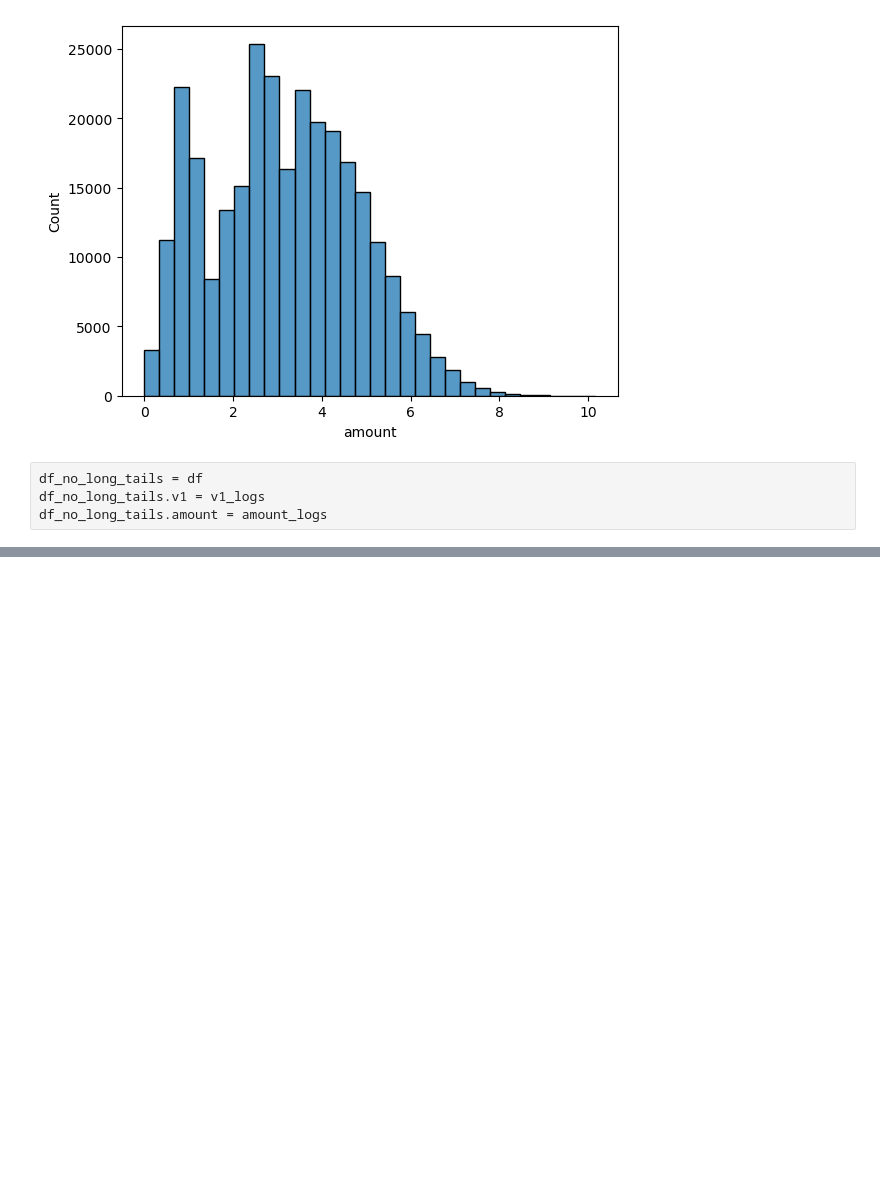
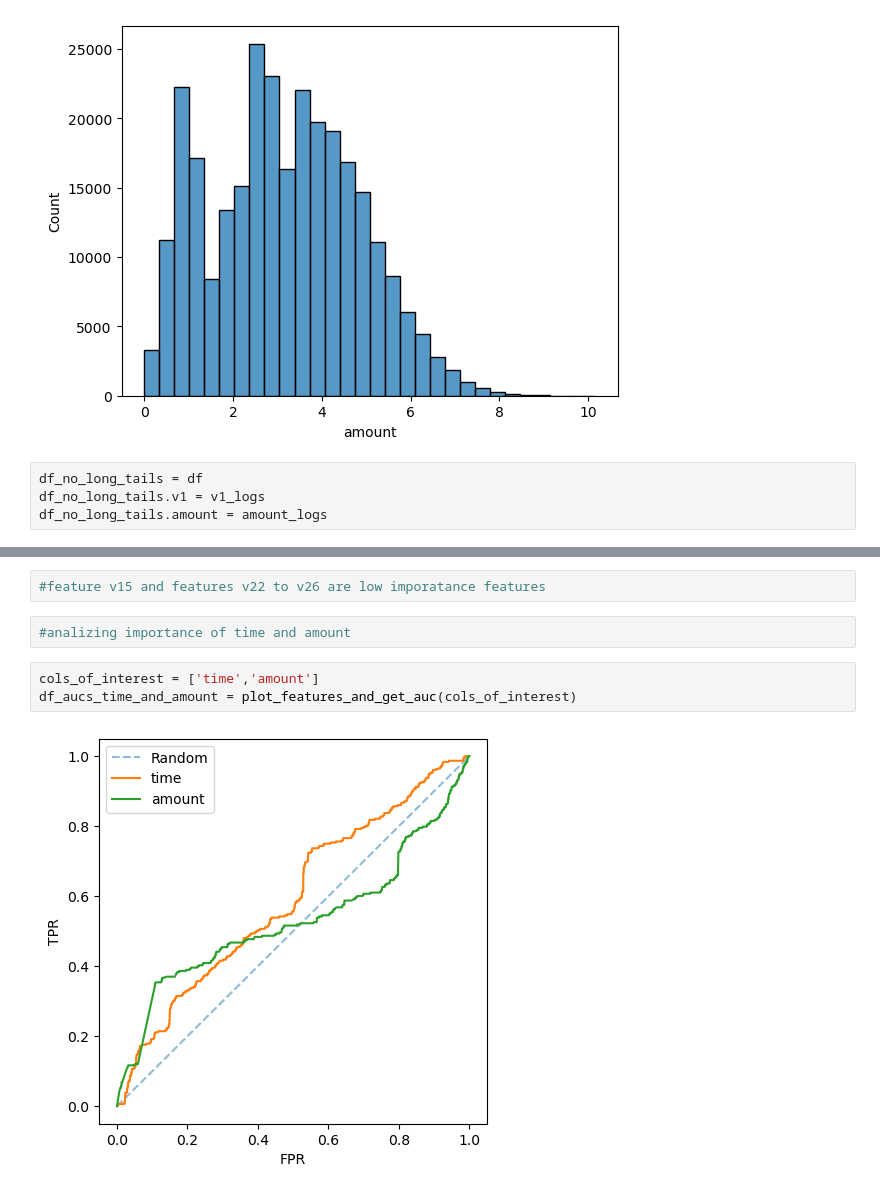
Before and after one commit to angelomarcelino/credit-card-fraud-ml-project, a Jupyter notebook: notebook/notebook.ipynb, the cells around one changed output, grey strips where cells are left out. Cells and saved outputs as stored; diff of their text form; blank space fills up the shorter version.

```diff
--- a/notebook/notebook.ipynb
+++ b/notebook/notebook.ipynb
@@ -193,0 +299,9 @@ df_no_long_tails.amount = amount_logs
+# %%
+#feature v15 and features v22 to v26 are low imporatance features
+# %%
+#analizing importance of time and amount
+# %%
+cols_of_interest = ['time','amount']
+df_aucs_time_and_amount = plot_features_and_get_auc(cols_of_interest)
+# %% [output]
+[figure, added]
```
Also changed, not shown: parts of 24 cells of this notebook.
